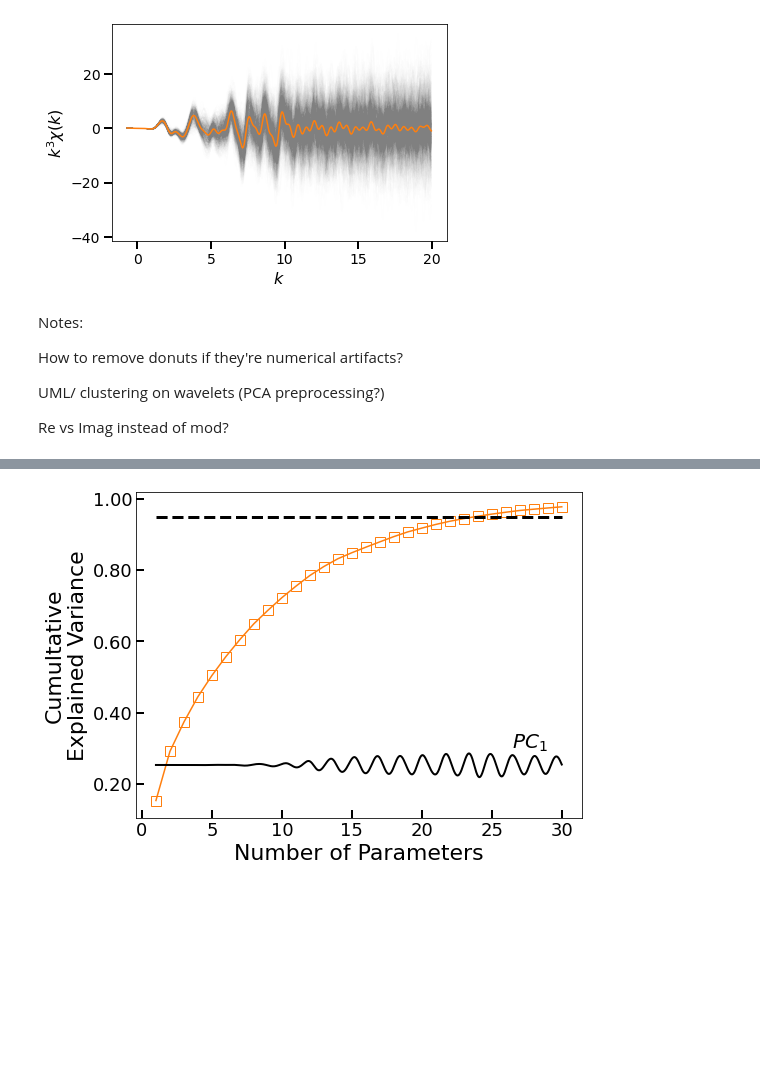
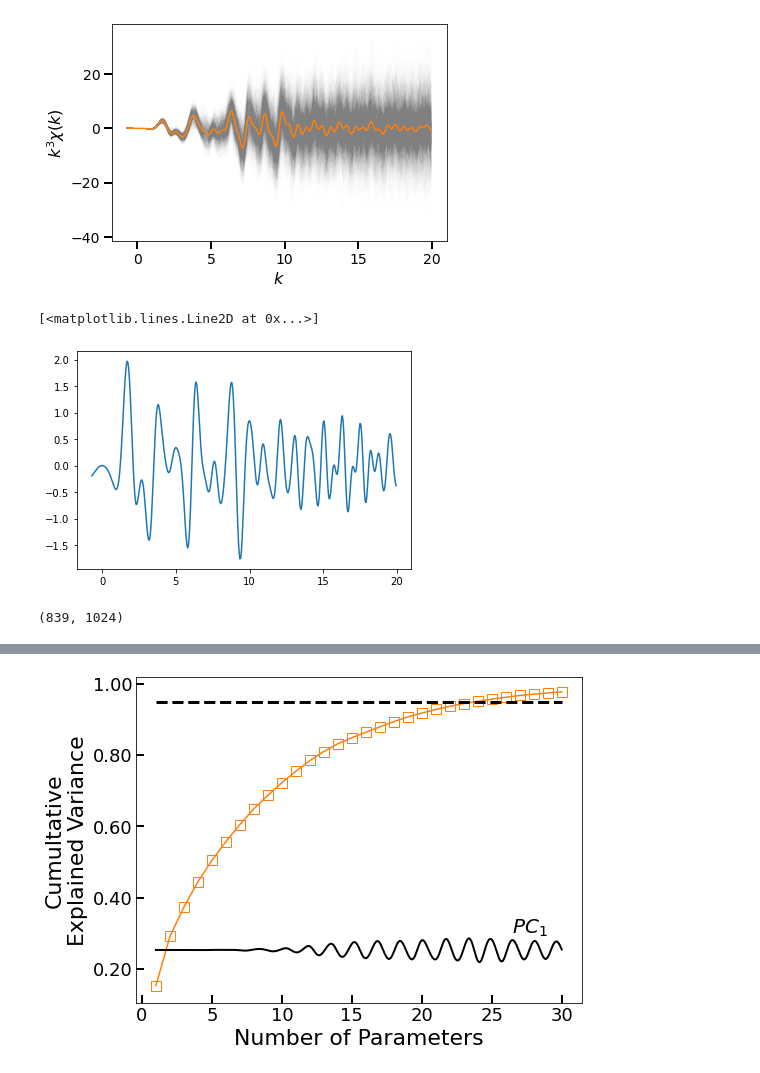
Before and after one commit to stetef/AIMD, a Jupyter notebook: Visualization of Data.ipynb, the cells around one changed output, grey strips where cells are left out. Saved outputs shown, nothing was run; the diff lists cells and outputs as text; code cells hidden in the pictures; blank space fills up the shorter version.

```diff
--- a/Visualization of Data.ipynb
+++ b/Visualization of Data.ipynb
@@ -45,11 +54,8 @@ ax.set_ylabel('$k^' + f'{kweight}' + '\chi(k)$', fontsize=16)
 plt.savefig('Figures/chi_of_k.png', dpi=800, bbox_inches='tight')
 # %% [output]
 [figure]
-# %% [markdown]
-Notes:
-
-How to remove donuts if they're numerical artifacts?
-
-UML/ clustering on wavelets (PCA preprocessing?)
-
-Re vs Imag instead of mod?
+# %%
+plt.plot(Data[0, :, 0], Data[0, :, 1] * Data[0, :, 0]**2)
+# %% [output]
+[<matplotlib.lines.Line2D at 0x...>]
+[figure, added]
@@ -55,0 +81,4 @@ Re vs Imag instead of mod?
+# %%
+g_of_r.shape
+# %% [output]
+(839, 1024)
```
Also changed, not shown: parts of 19 cells of this notebook, 7 other files.
